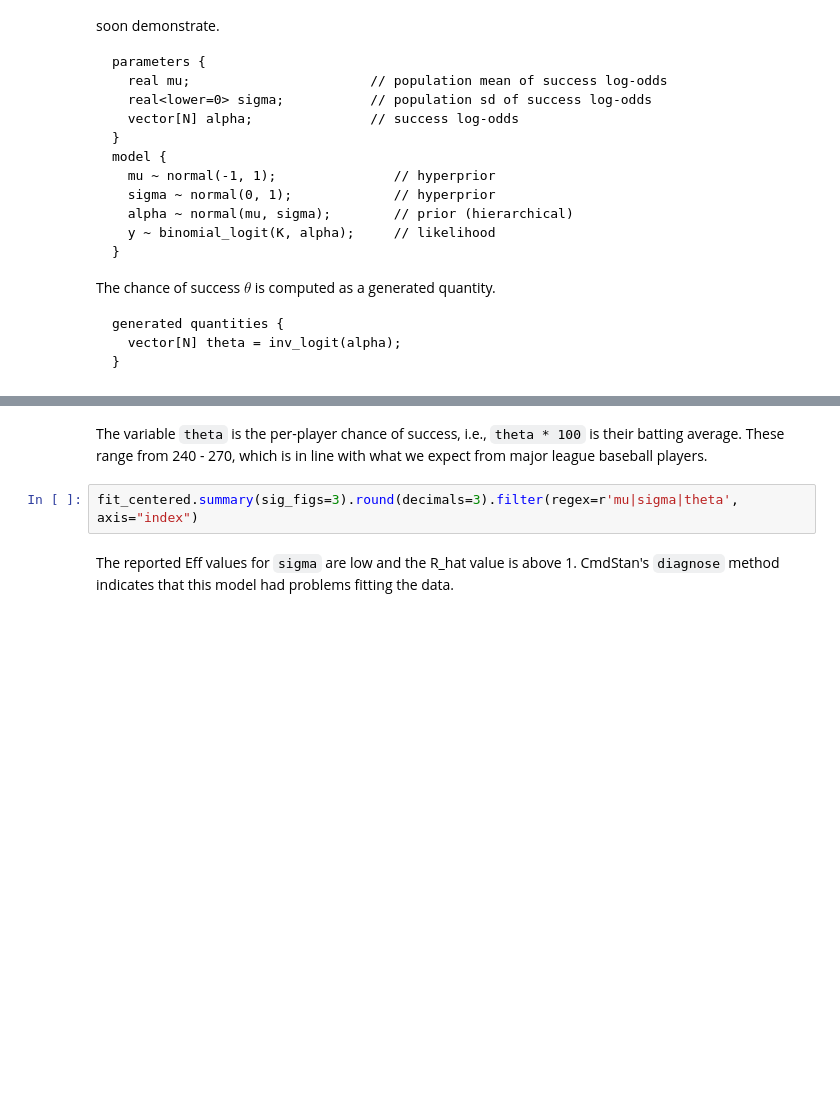
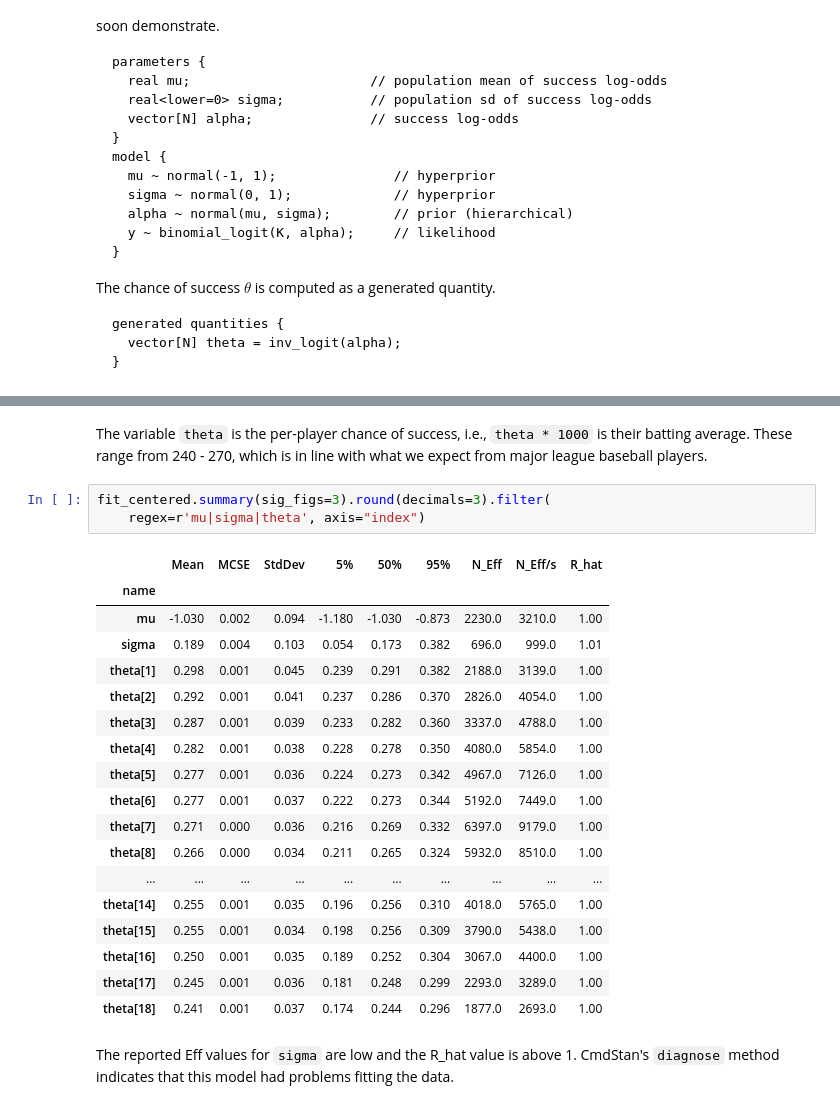
Before and after one commit to mitzimorris/stan_studies, a Jupyter notebook: offset_multiplier/compare_offset_mult.ipynb, the cells around one changed output, grey strips where cells are left out. Drawn from its saved outputs; the diff is of its cells as text; blank space fills up the shorter version.

```diff
--- a/offset_multiplier/compare_offset_mult.ipynb
+++ b/offset_multiplier/compare_offset_mult.ipynb
@@ -143,7 +218,27 @@ fit_centered = hier_logit_centered_model.sample(
 # %% [markdown]
-The variable `theta` is the per-player chance of success, i.e., `theta * 100` is their batting average.  These range from 240 - 270, which is in line with what we expect from major league baseball players.
+The variable `theta` is the per-player chance of success, i.e., `theta * 1000` is their batting average.  These range from 240 - 270, which is in line with what we expect from major league baseball players.
 # %%
-fit_centered.summary(sig_figs=3).round(decimals=3).filter(regex=r'mu|sigma|theta', axis="index")
+fit_centered.summary(sig_figs=3).round(decimals=3).filter(
+    regex=r'mu|sigma|theta', axis="index")
+# %% [output]
+|  | Mean | MCSE | StdDev | 5% | 50% | 95% | N_Eff | N_Eff/s | R_hat |
+| name |  |  |  |  |  |  |  |  |  |
+| mu | -1.030 | 0.002 | 0.094 | -1.180 | -1.030 | -0.873 | 2230.0 | 3210.0 | 1.00 |
+| sigma | 0.189 | 0.004 | 0.103 | 0.054 | 0.173 | 0.382 | 696.0 | 999.0 | 1.01 |
+| theta[1] | 0.298 | 0.001 | 0.045 | 0.239 | 0.291 | 0.382 | 2188.0 | 3139.0 | 1.00 |
+| theta[2] | 0.292 | 0.001 | 0.041 | 0.237 | 0.286 | 0.370 | 2826.0 | 4054.0 | 1.00 |
+| theta[3] | 0.287 | 0.001 | 0.039 | 0.233 | 0.282 | 0.360 | 3337.0 | 4788.0 | 1.00 |
+| theta[4] | 0.282 | 0.001 | 0.038 | 0.228 | 0.278 | 0.350 | 4080.0 | 5854.0 | 1.00 |
+| theta[5] | 0.277 | 0.001 | 0.036 | 0.224 | 0.273 | 0.342 | 4967.0 | 7126.0 | 1.00 |
+| theta[6] | 0.277 | 0.001 | 0.037 | 0.222 | 0.273 | 0.344 | 5192.0 | 7449.0 | 1.00 |
+| theta[7] | 0.271 | 0.000 | 0.036 | 0.216 | 0.269 | 0.332 | 6397.0 | 9179.0 | 1.00 |
+| theta[8] | 0.266 | 0.000 | 0.034 | 0.211 | 0.265 | 0.324 | 5932.0 | 8510.0 | 1.00 |
+| ... | ... | ... | ... | ... | ... | ... | ... | ... | ... |
+| theta[14] | 0.255 | 0.001 | 0.035 | 0.196 | 0.256 | 0.310 | 4018.0 | 5765.0 | 1.00 |
+| theta[15] | 0.255 | 0.001 | 0.034 | 0.198 | 0.256 | 0.309 | 3790.0 | 5438.0 | 1.00 |
+| theta[16] | 0.250 | 0.001 | 0.035 | 0.189 | 0.252 | 0.304 | 3067.0 | 4400.0 | 1.00 |
+| theta[17] | 0.245 | 0.001 | 0.036 | 0.181 | 0.248 | 0.299 | 2293.0 | 3289.0 | 1.00 |
+| theta[18] | 0.241 | 0.001 | 0.037 | 0.174 | 0.244 | 0.296 | 1877.0 | 2693.0 | 1.00 |
 # %% [markdown]
 The reported Eff values for `sigma` are low and the R_hat value is above 1.   CmdStan's `diagnose` method indicates that this model had problems fitting the data.
 # %%
```
Also changed, not shown: parts of 17 cells of this notebook.
